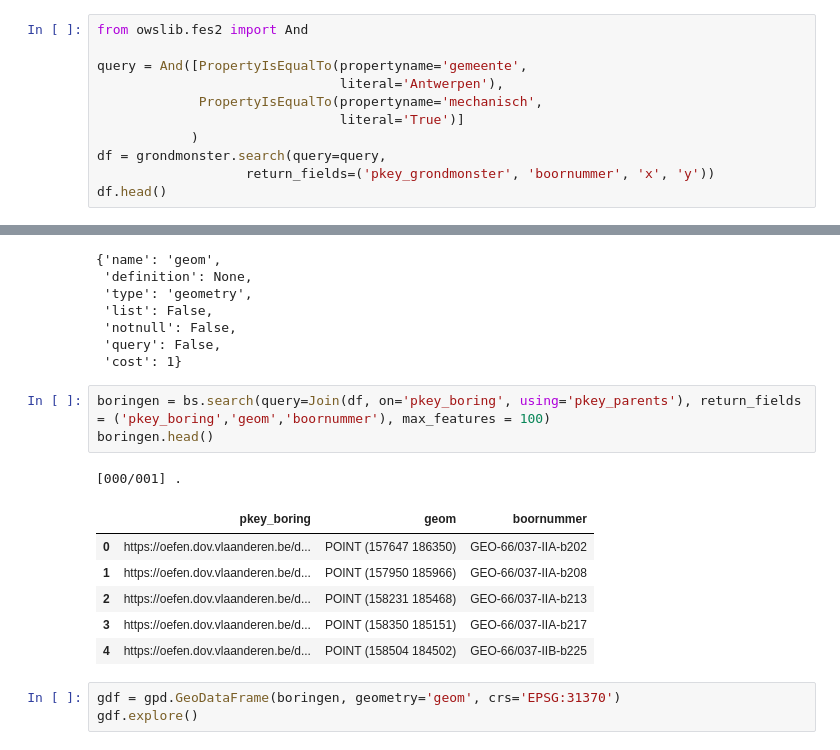
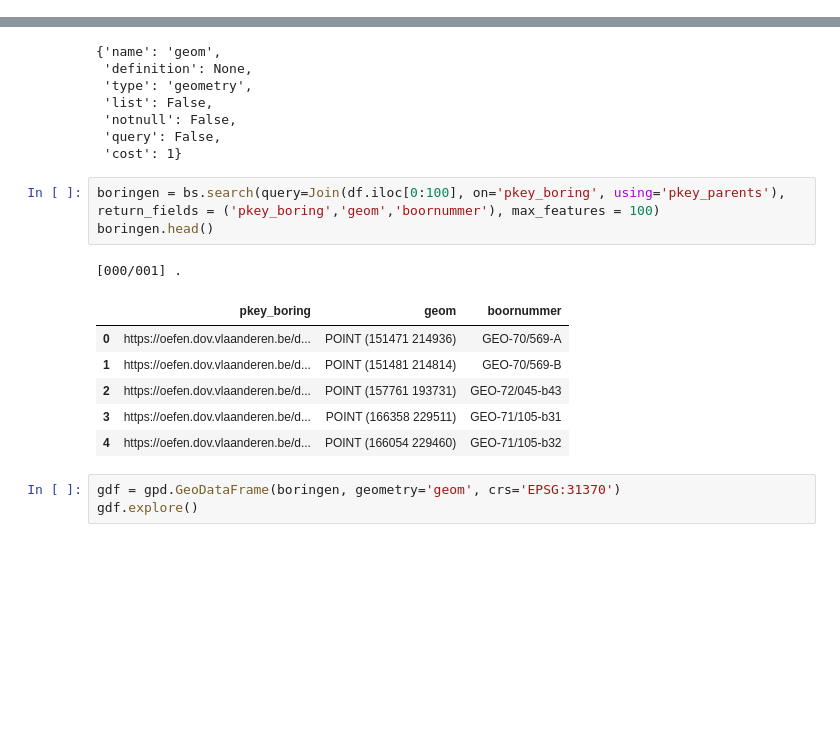
Before and after one commit to DOV-Vlaanderen/pydov, a Jupyter notebook: docs/notebooks/search_monsters.ipynb, the cells around one changed output, grey strips where cells are left out. Saved outputs shown, nothing was run; the diff lists cells and outputs as text; blank space fills up the shorter version.

```diff
--- a/docs/notebooks/search_monsters.ipynb
+++ b/docs/notebooks/search_monsters.ipynb
@@ -231,11 +226,0 @@ For example, make a selection of the borehole samples in the municipality of Ant
-# %%
-from owslib.fes2 import And
-
-query = And([PropertyIsEqualTo(propertyname='gemeente',
-                               literal='Antwerpen'),
-             PropertyIsEqualTo(propertyname='mechanisch',
-                               literal='True')]
-            )
-df = grondmonster.search(query=query,
-                   return_fields=('pkey_grondmonster', 'boornummer', 'x', 'y'))
-df.head()
@@ -276,16 +243,16 @@ bs.get_fields()['geom']
  'query': False,
  'cost': 1}
 # %%
-boringen = bs.search(query=Join(df, on='pkey_boring', using='pkey_parents'), return_fields = ('pkey_boring','geom','boornummer'), max_features = 100)
+boringen = bs.search(query=Join(df.iloc[0:100], on='pkey_boring', using='pkey_parents'), return_fields = ('pkey_boring','geom','boornummer'), max_features = 100)
 boringen.head()
 # %% [output]
 [000/001] .
 |  | pkey_boring | geom | boornummer |
-| 0 | https://oefen.dov.vlaanderen.be/d... | POINT (157647 186350) | GEO-66/037-IIA-b202 |
-| 1 | https://oefen.dov.vlaanderen.be/d... | POINT (157950 185966) | GEO-66/037-IIA-b208 |
-| 2 | https://oefen.dov.vlaanderen.be/d... | POINT (158231 185468) | GEO-66/037-IIA-b213 |
-| 3 | https://oefen.dov.vlaanderen.be/d... | POINT (158350 185151) | GEO-66/037-IIA-b217 |
-| 4 | https://oefen.dov.vlaanderen.be/d... | POINT (158504 184502) | GEO-66/037-IIB-b225 |
+| 0 | https://oefen.dov.vlaanderen.be/d... | POINT (151471 214936) | GEO-70/569-A |
+| 1 | https://oefen.dov.vlaanderen.be/d... | POINT (151481 214814) | GEO-70/569-B |
+| 2 | https://oefen.dov.vlaanderen.be/d... | POINT (157761 193731) | GEO-72/045-b43 |
+| 3 | https://oefen.dov.vlaanderen.be/d... | POINT (166358 229511) | GEO-71/105-b31 |
+| 4 | https://oefen.dov.vlaanderen.be/d... | POINT (166054 229460) | GEO-71/105-b32 |
 # %%
 gdf = gpd.GeoDataFrame(boringen, geometry='geom', crs='EPSG:31370')
 gdf.explore()
```
Also changed, not shown: parts of 10 cells of this notebook.
